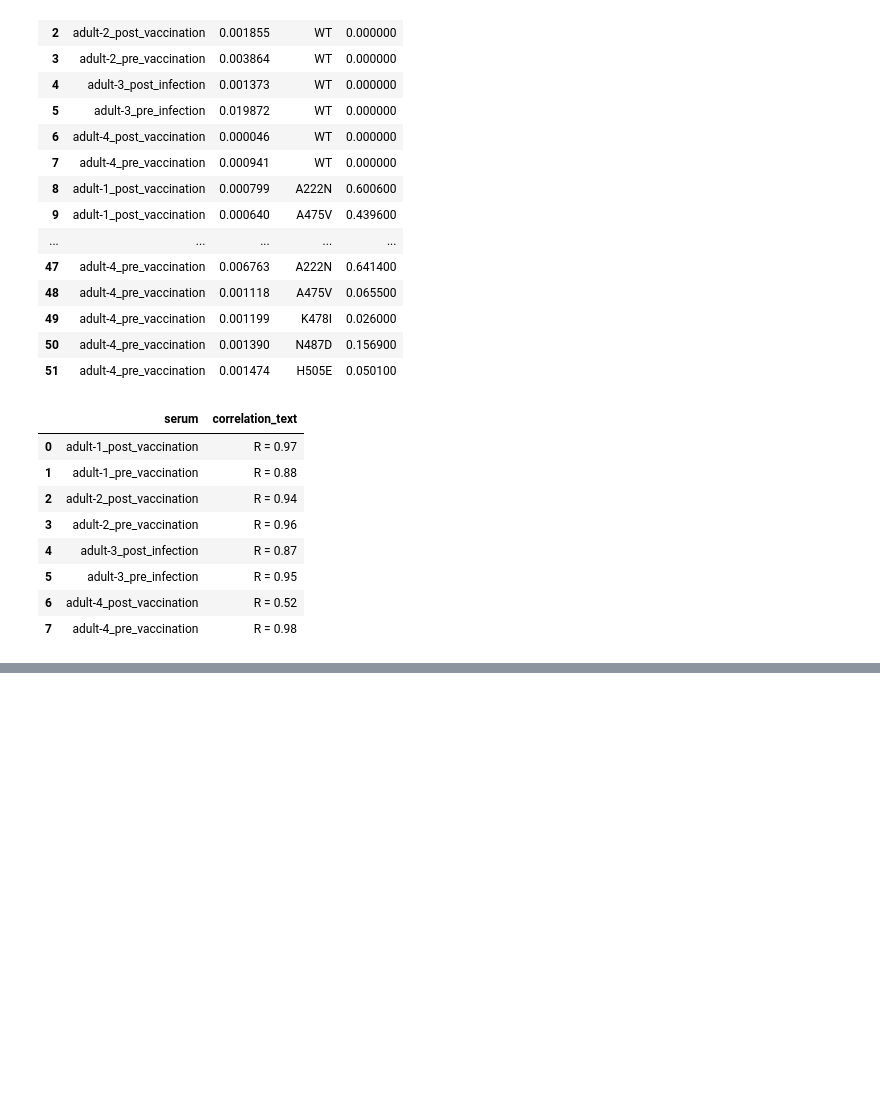
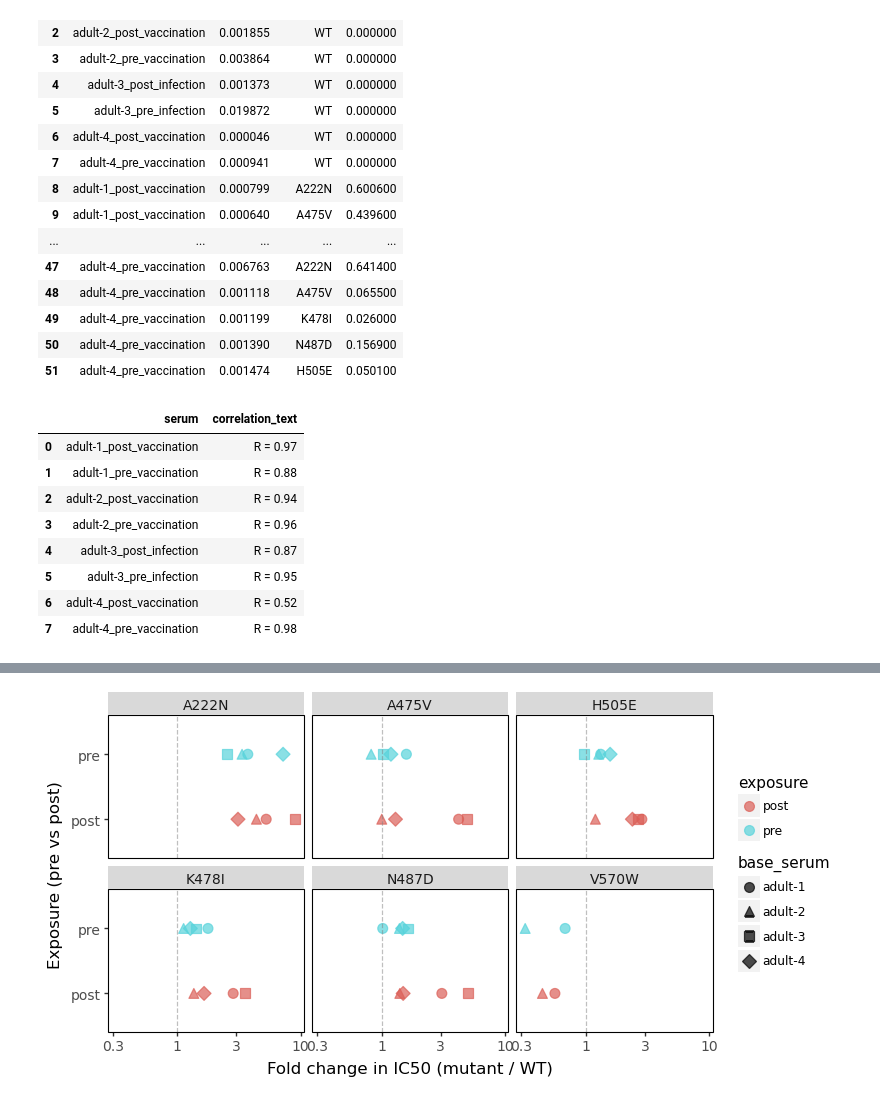
Before and after one commit to dms-vep/SARS-CoV-2_KP.3.1.1_spike_DMS, a Jupyter notebook: KP311_validation_notebooks/validation_neuts.ipynb, the cells around one changed output, grey strips where cells are left out. Saved outputs shown, nothing was run; the diff lists cells and outputs as text; code cells hidden in the pictures; blank space fills up the shorter version.

Commit message:
add validation plots

```diff
--- a/KP311_validation_notebooks/validation_neuts.ipynb
+++ b/KP311_validation_notebooks/validation_neuts.ipynb
@@ -294,0 +304,42 @@ final_chart.configure_axis(grid=False)
+# %%
+# Get WT IC50 per serum
+wt_ic50s = df[df["mutation"] == "WT"][["serum", "ic50"]].rename(columns={"ic50": "WT_ic50"})
+
+# Merge WT IC50 into full table
+df = df.merge(wt_ic50s, on="serum", how="left")
+
+# Calculate fold change
+df["fold_change_ic50"] = df["ic50"] / df["WT_ic50"]
+
+# Keep only non-WT rows with valid fold change
+df_plot = df[df["mutation"] != "WT"].copy()
+# %%
+CBPALETTE = ['#124e78', '#e58d6e']
+
+plot = (
+    ggplot(df_plot, aes(x="fold_change_ic50", y="exposure", color="exposure", shape="base_serum")) +
+    geom_point(size=3.5, alpha=0.7) +
+    facet_wrap("~mutation", ncol=3) +
+    geom_vline(xintercept=1, linetype="dashed", color="gray", alpha=0.5) +
+    scale_x_log10() +
+    xlab("Fold change in IC50 (mutant / WT)") +
+    ylab("Exposure (pre vs post)") +
+    theme(
+        figure_size=(8, 4),
+        axis_text=element_text(size=10),
+        axis_title_x=element_text(size=12),
+        axis_title_y=element_text(size=12),
+        strip_text=element_text(size=10),
+        panel_background=element_rect(fill='white'),
+        plot_background=element_rect(fill='white'),
+        panel_border=element_line(size=0.8),
+        panel_grid_major=element_blank(),
+        panel_grid_minor=element_blank(),
+    )
+)
+
+plot.save("results/ic50_foldchange_facet_by_mutation.png", dpi=300)
+plot.save("results/ic50_foldchange_facet_by_mutation.svg")
+plot
+# %% [output]
+[figure, added]
```
Also changed, not shown: parts of 3 cells of this notebook, 5 other files.
